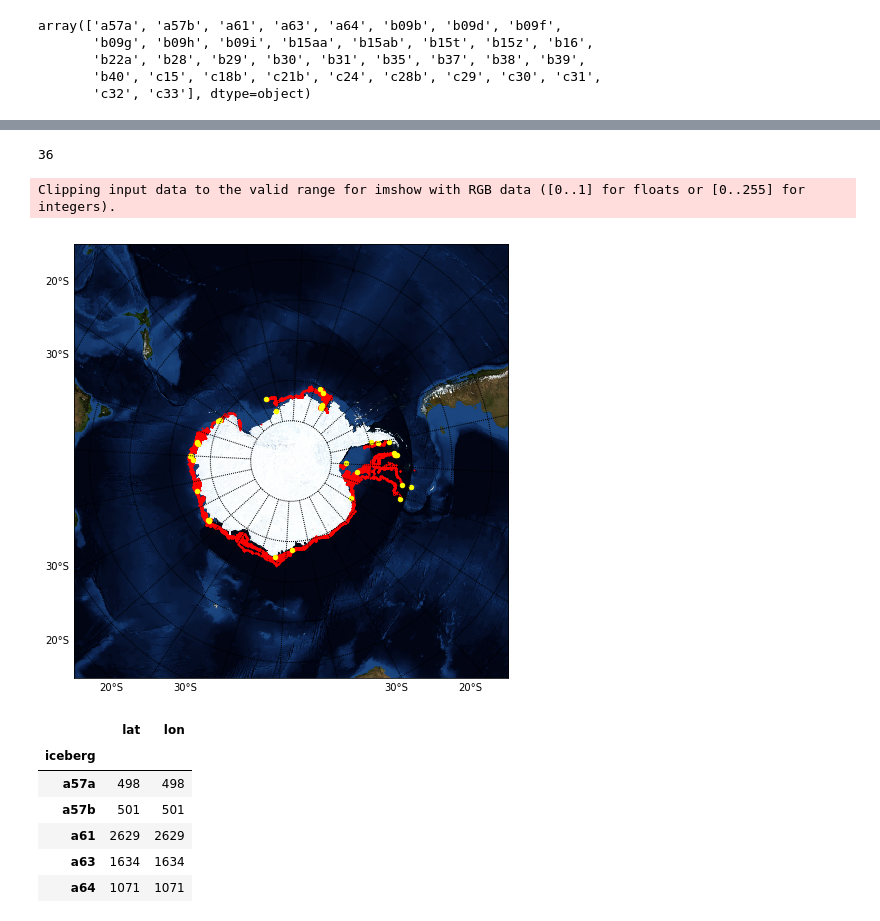
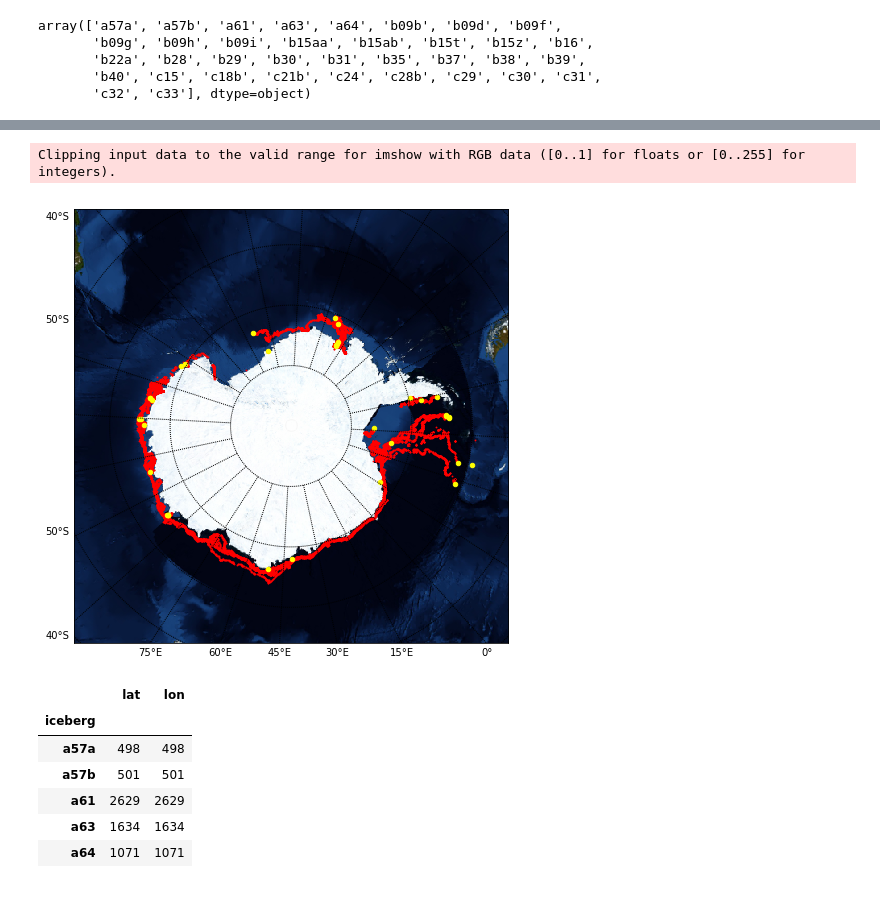
Before and after one commit to codeybear/Icebergs, a Jupyter notebook: Iceberg Tracks.ipynb, the cells around one changed output, grey strips where cells are left out. Saved outputs shown, nothing was run; the diff lists cells and outputs as text; code cells hidden in the pictures.

```diff
--- a/Iceberg Tracks.ipynb
+++ b/Iceberg Tracks.ipynb
@@ -11,6 +12,9 @@ from mpl_toolkits.basemap import Basemap
+# %%
+textBox = widgets.Text()
 # %%
 import os
 
+display(textBox)
 df = pd.DataFrame()
 
 # First collect the documents:
@@ -28,7 +32,7 @@ for (path, dirlist, files) in os.walk(path):
         iceberg = file[:file.find('.')]
         df_temp['iceberg'] = iceberg
         df = df.append(df_temp, ignore_index=True)
-        print(f'{file} imported, ({len(df_temp)} lines)')
+        textBox.value = f'{file} imported, ({len(df_temp)} lines)'
 
 print(f'{len(files)} weather files read. Total number of rows = {len(df)}')
 # %% [output]
@@ -59,20 +50,20 @@ df.head()
 | 3 | 1978207 | 1 | 0.332 | 257 | -60.215 | -48.498 | 0 | 10.0 | 0.0 | a01 |
 | 4 | 1978208 | 1 | 0.326 | 257 | -60.214 | -48.504 | 0 | 10.0 | 0.0 | a01 |
 # %%
-def ShowPaths(df_icebergs):
+def ShowPaths(df_icebergs, w=12000000, h=12000000):
     plt.figure(figsize=(8,8))
-    m = Basemap(projection='aeqd', resolution='l', lat_0=-90, lon_0=-138, width=12000000, height=12000000)
+    m = Basemap(projection='aeqd', resolution='l', lat_0=-90, lon_0=-138, width=w, height=h)
 
-    m.drawmeridians(np.arange(0,360,15))
-    m.drawparallels(np.arange(-90,90,10), labels=[1,0,0,1])
+    m.drawmeridians(np.arange(0,360,15), labels=[False, False, False, True])
+    m.drawparallels(np.arange(-90,90,10), labels=[True, False, False, False])
 
     x, y = m(df_icebergs['lon'].values, df_icebergs['lat'].values)
     m.scatter(x, y, 3, marker='.', color='r')
 
     df_lastpos = df_icebergs.groupby(['iceberg'])['lon', 'lat'].last()
     x, y = m(df_lastpos['lon'].values, df_lastpos['lat'].values)
+    m.scatter(x, y, 20, marker='o', color='yellow')
 
-    m.scatter(x, y, 20, marker='o', color='yellow')
     m.bluemarble(scale=0.5)
 # %%
 ShowPaths(df)
@@ -116,9 +87,8 @@ dfCurrent
 # %%
-ShowPaths(dfCurrent)
+ShowPaths(dfCurrent, 8000000, 8000000)
 # %% [output]
-36
+Clipping input data to the valid range for imshow with RGB data ([0..1] for floats or [0..255] for integers).
-Clipping input data to the valid range for imshow with RGB data ([0..1] for floats or [0..255] for integers).
-[figure, old version]
+[figure, new version]
 # %%
 dfCurrent.groupby('iceberg')['lat', 'lon'].count()
 # %% [output]
```
Also changed, not shown: parts of 4 cells of this notebook, 2 other files.
